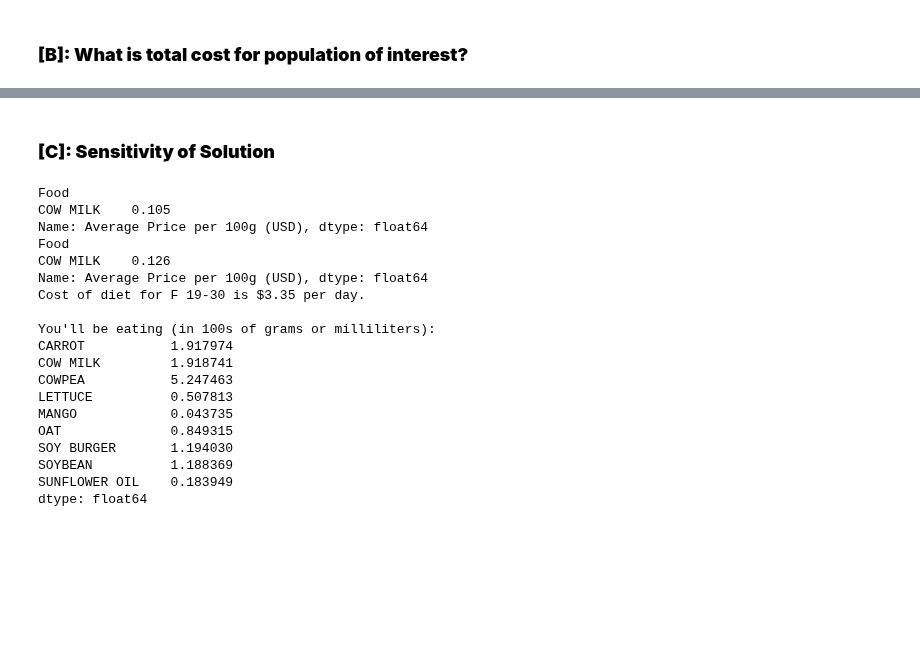
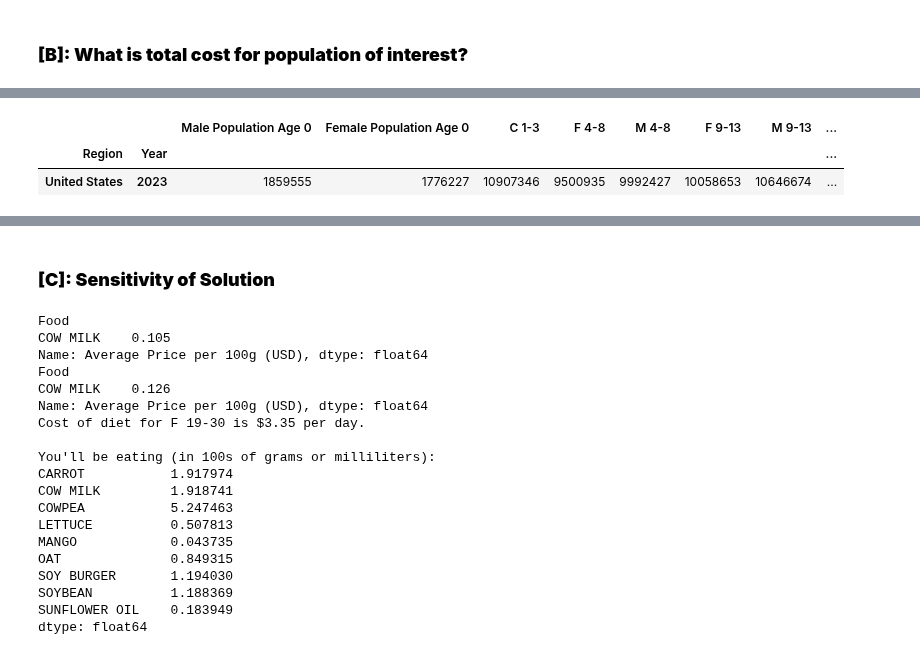
Before and after one commit to reilyfairchild/EEP-153-Proj-02, a Jupyter notebook: Project_2_Code.ipynb, the cells around one changed output, grey strips where cells are left out. Saved outputs shown, nothing was run; the diff lists cells and outputs as text; code cells hidden in the pictures; blank space fills up the shorter version.

```diff
--- a/Project_2_Code.ipynb
+++ b/Project_2_Code.ipynb
@@ -321,0 +455,100 @@ df
+# %%
+usa_pop_df = create_population_dataframe(["United States"], [2023], [0, 80])
+
+groupings = {
+    "C 1-3": [
+        "Male Population Age 1", "Male Population Age 2", "Male Population Age 3",
+        "Female Population Age 1", "Female Population Age 2", "Female Population Age 3"
+    ],
+    "F 4-8": [
+        "Female Population Age 4", "Female Population Age 5", "Female Population Age 6",
+        "Female Population Age 7", "Female Population Age 8"
+    ],
+    "M 4-8": [
+        "Male Population Age 4", "Male Population Age 5", "Male Population Age 6",
+        "Male Population Age 7", "Male Population Age 8"
+    ],
+    "F 9-13": [
+        "Female Population Age 9", "Female Population Age 10", "Female Population Age 11",
+        "Female Population Age 12", "Female Population Age 13"
+    ],
+    "M 9-13": [
+        "Male Population Age 9", "Male Population Age 10", "Male Population Age 11",
+        "Male Population Age 12", "Male Population Age 13"
+    ],
+    "F 14-18": [
+        "Female Population Age 14", "Female Population Age 15", "Female Population Age 16",
+        "Female Population Age 17", "Female Population Age 18"
+    ],
+    "M 14-18": [
+        "Male Population Age 14", "Male Population Age 15", "Male Population Age 16",
+        "Male Population Age 17", "Male Population Age 18"
+    ],
+    "F 19-30": [
+        "Female Population Age 19", "Female Population Age 20", "Female Population Age 21",
+        "Female Population Age 22", "Female Population Age 23", "Female Population Age 24",
+        "Female Population Age 25", "Female Population Age 26", "Female Population Age 27",
+        "Female Population Age 28", "Female Population Age 29", "Female Population Age 30"
+    ],
+    "M 19-30": [
+        "Male Population Age 19", "Male Population Age 20", "Male Population Age 21",
+        "Male Population Age 22", "Male Population Age 23", "Male Population Age 24",
+        "Male Population Age 25", "Male Population Age 26", "Male Population Age 27",
+        "Male Population Age 28", "Male Population Age 29", "Male Population Age 30"
+    ],
+    "F 31-50": [
+        "Female Population Age 31", "Female Population Age 32", "Female Population Age 33",
+        "Female Population Age 34", "Female Population Age 35", "Female Population Age 36",
+        "Female Population Age 37", "Female Population Age 38", "Female Population Age 39",
+        "Female Population Age 40", "Female Population Age 41", "Female Population Age 42",
+        "Female Population Age 43", "Female Population Age 44", "Female Population Age 45",
+        "Female Population Age 46", "Female Population Age 47", "Female Population Age 48",
+        "Female Population Age 49", "Female Population Age 50"
+    ],
+    "M 31-50": [
+        "Male Population Age 31", "Male Population Age 32", "Male Population Age 33",
+        "Male Population Age 34", "Male Population Age 35", "Male Population Age 36",
+        "Male Population Age 37", "Male Population Age 38", "Male Population Age 39",
+        "Male Population Age 40", "Male Population Age 41", "Male Population Age 42",
+        "Male Population Age 43", "Male Population Age 44", "Male Population Age 45",
+        "Male Population Age 46", "Male Population Age 47", "Male Population Age 48",
+        "Male Population Age 49", "Male Population Age 50"
+    ],
+    "F 51+": [
+        "Female Population Age 51", "Female Population Age 52", "Female Population Age 53",
+        "Female Population Age 54", "Female Population Age 55", "Female Population Age 56",
+        "Female Population Age 57", "Female Population Age 58", "Female Population Age 59",
+        "Female Population Age 60", "Female Population Age 61", "Female Population Age 62",
+        "Female Population Age 63", "Female Population Age 64", "Female Population Age 65",
+        "Female Population Age 66", "Female Population Age 67", "Female Population Age 68",
+        "Female Population Age 69", "Female Population Age 70", "Female Population Age 71",
+        "Female Population Age 72", "Female Population Age 73", "Female Population Age 74",
+        "Female Population Age 75", "Female Population Age 76", "Female Population Age 77",
+        "Female Population Age 78", "Female Population Age 79", "Female Population Age 80"
+    ],
+    "M 51+": [
+        "Male Population Age 51", "Male Population Age 52", "Male Population Age 53",
+        "Male Population Age 54", "Male Population Age 55", "Male Population Age 56",
+        "Male Population Age 57", "Male Population Age 58", "Male Population Age 59",
+        "Male Population Age 60", "Male Population Age 61", "Male Population Age 62",
+        "Male Population Age 63", "Male Population Age 64", "Male Population Age 65",
+        "Male Population Age 66", "Male Population Age 67", "Male Population Age 68",
+        "Male Population Age 69", "Male Population Age 70", "Male Population Age 71",
+        "Male Population Age 72", "Male Population Age 73", "Male Population Age 74",
+        "Male Population Age 75", "Male Population Age 76", "Male Population Age 77",
+        "Male Population Age 78", "Male Population Age 79", "Male Population Age 80"
+    ]
+}
+
+# Loop through each group and sum the relevant columns
+for group, cols in groupings.items():
+    usa_pop_df[group] = usa_pop_df[cols].sum(axis=1)
+
+# After summing the populations, drop the original age columns
+columns_to_drop = [col for sublist in groupings.values() for col in sublist]
+usa_pop_df.drop(columns=columns_to_drop, inplace=True)
+usa_pop_df
+# %% [output]
+|  |  | Male Population Age 0 | Female Population Age 0 | C 1-3 | F 4-8 | M 4-8 | F 9-13 | M 9-13 | ... |
+| Region | Year |  |  |  |  |  |  |  | ... |
+| United States | 2023 | 1859555 | 1776227 | 10907346 | 9500935 | 9992427 | 10058653 | 10646674 | ... |
```
Also changed, not shown: parts of 24 cells of this notebook.
